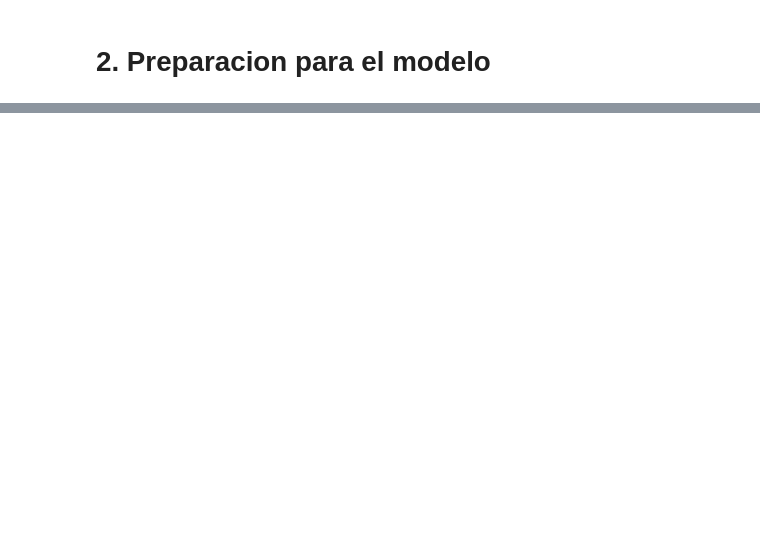
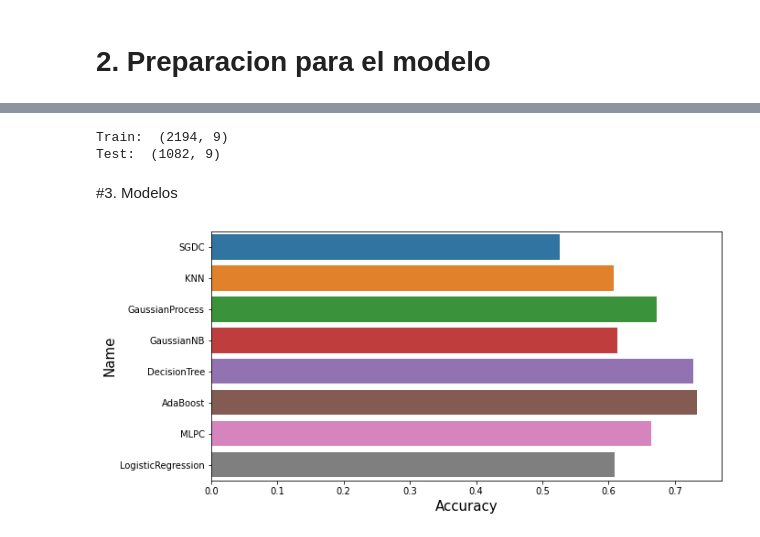
Before and after one commit to byLexo/AguaPotable, a Jupyter notebook: AguaPotable.ipynb, the cells around one changed output, grey strips where cells are left out. Saved outputs shown, nothing was run; the diff lists cells and outputs as text; code cells hidden in the pictures; blank space fills up the shorter version.

```diff
--- a/AguaPotable.ipynb
+++ b/AguaPotable.ipynb
@@ -126,0 +163,23 @@ for column in df.columns[:-1]:
+# %%
+X = df.iloc[ : , :-1]
+y = df.iloc[ : , -1]
+# %%
+X_train, X_test, y_train, y_test = train_test_split(X, y, test_size=0.33, random_state=97)
+# %%
+print("Train: ",X_train.shape)
+print("Test: ",X_test.shape)
+# %% [output]
+Train:  (2194, 9)
+Test:  (1082, 9)
+# %%
+'''
+' Estandarización de los datos
+'
+' Como los atributos tienen valores muy grandes aplicamos una
+' estandarización para que se encuentren en el rango [-1, 1]
+'''
+scaler = StandardScaler()
+X_train = scaler.fit_transform(X_train)
+X_test = scaler.transform(X_test)
+# %% [markdown]
+#3. Modelos
@@ -126,0 +223,12 @@ for column in df.columns[:-1]:
+# %%
+df_res = pd.DataFrame({
+    'Accuracy': models_acc,
+    'Name': models_names
+})
+# %%
+plt.figure(figsize=(10, 5))
+sns.barplot(df_res['Accuracy'], df_res['Name'])
+plt.xlabel('Accuracy', fontsize=15)
+plt.ylabel('Name', fontsize=15);
+# %% [output]
+[figure, added]
```
Also changed, not shown: parts of 5 cells of this notebook, 1 other file.
